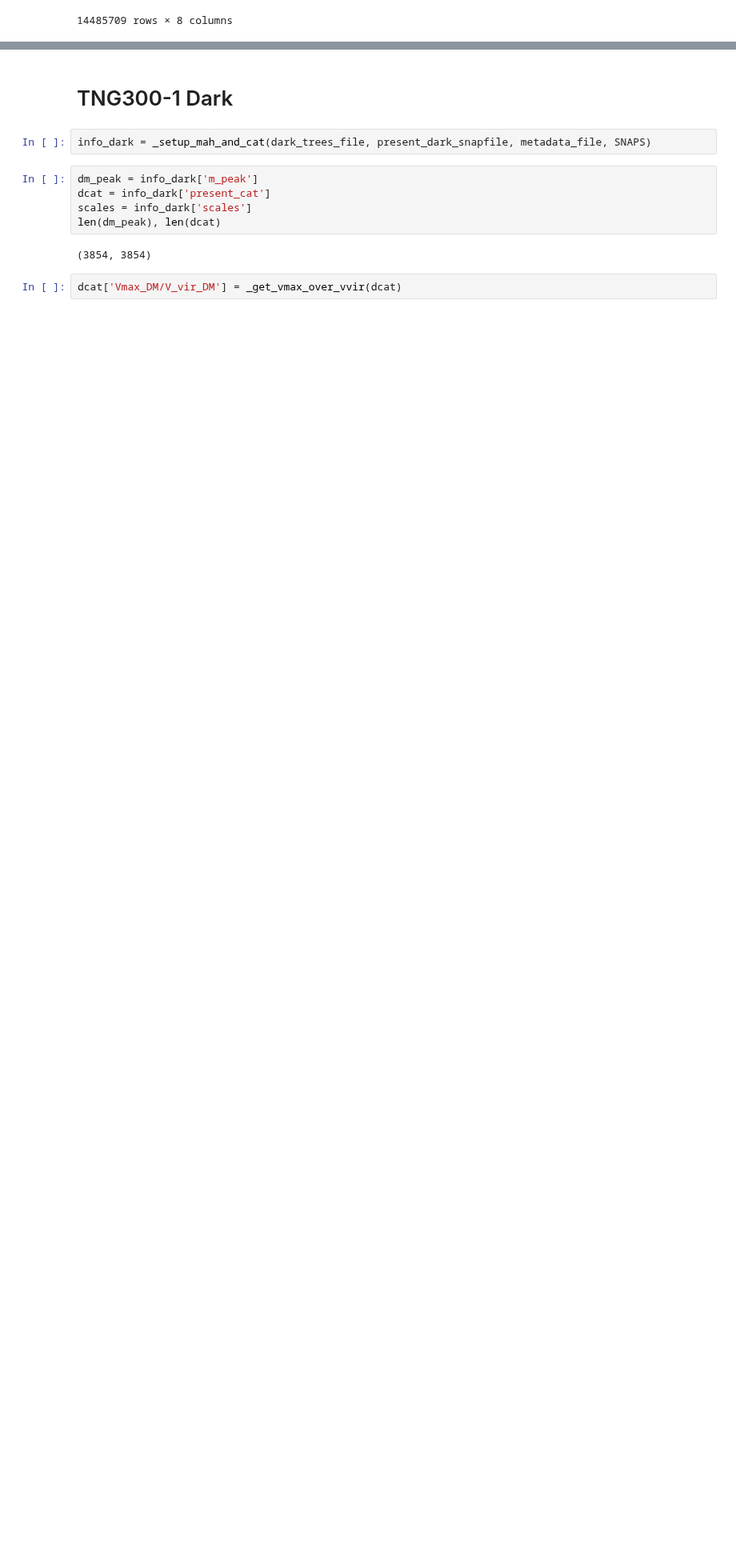
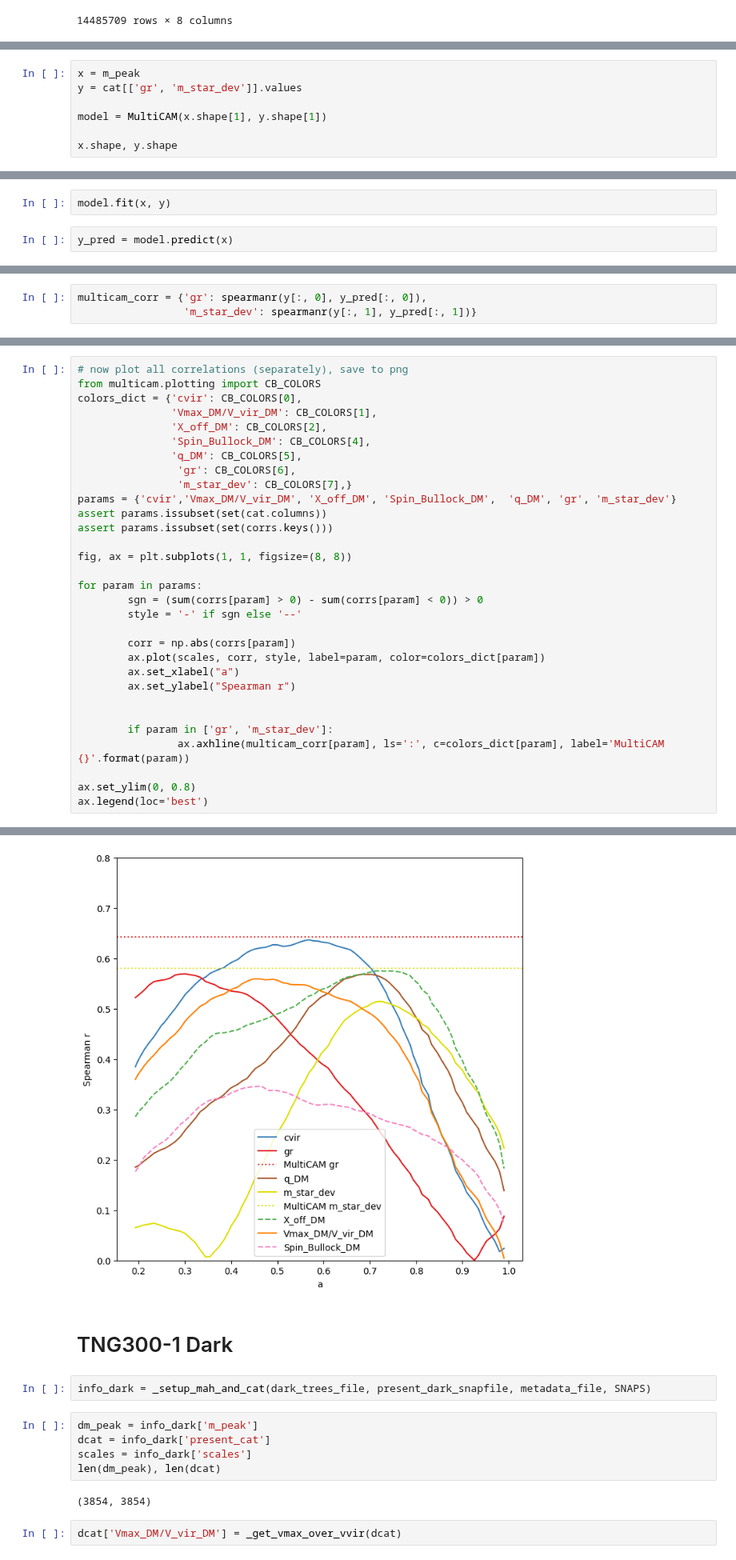
Before and after one commit to ismael-mendoza/nbody-relaxed, a Jupyter notebook: notebooks/wip/tng1.ipynb, the cells around one changed output, grey strips where cells are left out. Shown at 80% size. Saved outputs shown, nothing was run; the diff lists cells and outputs as text; blank space fills up the shorter version.

Commit message:
g-r and mstar correlations w/ multicam

```diff
--- a/notebooks/wip/tng1.ipynb
+++ b/notebooks/wip/tng1.ipynb
@@ -366,0 +299,7 @@ cat
+# %%
+x = m_peak
+y = cat[['gr', 'm_star_dev']].values
+
+model = MultiCAM(x.shape[1], y.shape[1])
+
+x.shape, y.shape
@@ -366,0 +308,4 @@ cat
+# %%
+model.fit(x, y)
+# %%
+y_pred = model.predict(x)
@@ -366,0 +318,3 @@ cat
+# %%
+multicam_corr = {'gr': spearmanr(y[:, 0], y_pred[:, 0]),
+                 'm_star_dev': spearmanr(y[:, 1], y_pred[:, 1])}
@@ -366,0 +348,32 @@ cat
+# %%
+# now plot all correlations (separately), save to png
+from multicam.plotting import CB_COLORS
+colors_dict = {'cvir': CB_COLORS[0],
+               'Vmax_DM/V_vir_DM': CB_COLORS[1],
+               'X_off_DM': CB_COLORS[2],
+               'Spin_Bullock_DM': CB_COLORS[4],
+               'q_DM': CB_COLORS[5],
+                'gr': CB_COLORS[6],
+                'm_star_dev': CB_COLORS[7],}
+params = {'cvir','Vmax_DM/V_vir_DM', 'X_off_DM', 'Spin_Bullock_DM',  'q_DM', 'gr', 'm_star_dev'}
+assert params.issubset(set(cat.columns))
+assert params.issubset(set(corrs.keys()))
+
+fig, ax = plt.subplots(1, 1, figsize=(8, 8))
+
+for param in params:
+        sgn = (sum(corrs[param] > 0) - sum(corrs[param] < 0)) > 0
+        style = '-' if sgn else '--'
+
+        corr = np.abs(corrs[param])
+        ax.plot(scales, corr, style, label=param, color=colors_dict[param])
+        ax.set_xlabel("a")
+        ax.set_ylabel("Spearman r")
+
+
+        if param in ['gr', 'm_star_dev']:
+                ax.axhline(multicam_corr[param], ls=':', c=colors_dict[param], label='MultiCAM {}'.format(param))
+
+ax.set_ylim(0, 0.8)
+ax.legend(loc='best')
+# %% [output]
@@ -367,3 +381,4 @@ cat
+[figure, added]
 # %% [markdown]
 # TNG300-1 Dark
 # %%
```
Also changed, not shown: parts of 23 cells of this notebook.
